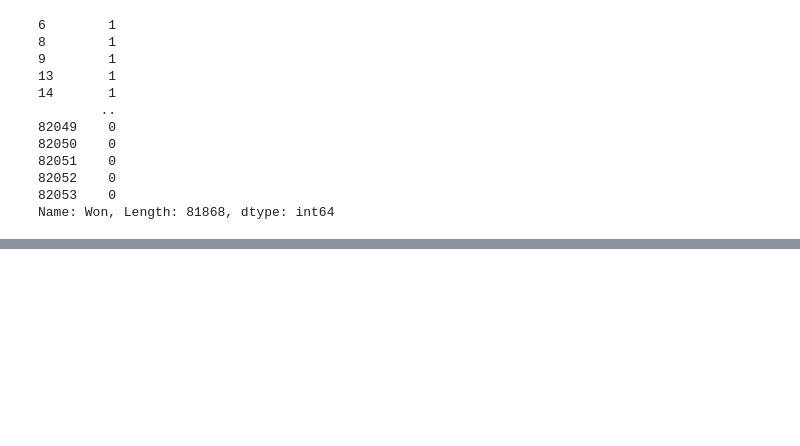
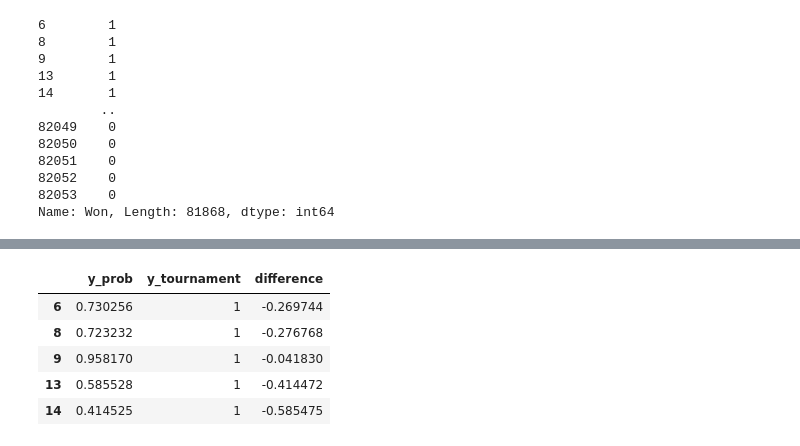
Before and after one commit to fantasy2fry/march-ml-madness-2025, a Jupyter notebook: src/mikematuszy/feature_engineering.ipynb, the cells around one changed output, grey strips where cells are left out. Cells and saved outputs as stored; diff of their text form; code cells hidden in the pictures; blank space fills up the shorter version.

```diff
--- a/src/mikematuszy/feature_engineering.ipynb
+++ b/src/mikematuszy/feature_engineering.ipynb
@@ -349,8 +349,8 @@ def join_pairings_with_team_stats(pairings_l, combined_st, join_on_day = True, s
 
         # Remove NaN values
 
-        pairings_combined_with_stats.dropna(inplace=True)
-        return pairings_combined_with_stats
+        # pairings_combined_with_stats.dropna(inplace=True)
+        # return pairings_combined_with_stats
     else:
         join_keys = ['Season', 'DayNum', 'TeamID']
         # print(combined_st.columns, combined_st.shape)
@@ -387,10 +387,11 @@ def join_pairings_with_team_stats(pairings_l, combined_st, join_on_day = True, s
             right_on=['Season', 'TeamID']
         )
 
-        # Remove NaN values
 
-        pairings_combined_with_stats.dropna(inplace=True)
-        return pairings_combined_with_stats
+
+
+    pairings_combined_with_stats.dropna(inplace=True)
+    return pairings_combined_with_stats
 # %% [markdown]
 USUN TU
 # %% [markdown]
@@ -635,0 +653,14 @@ Brier score: 8.884160451976025e-09
+# %%
+df_results = pd.DataFrame({
+    'y_prob': y_prob,
+    'y_tournament': y_tournament
+})
+df_results['difference'] = df_results['y_prob'] - df_results['y_tournament']
+df_results.head()
+# %% [output]
+|  | y_prob | y_tournament | difference |
+| 6 | 0.730256 | 1 | -0.269744 |
+| 8 | 0.723232 | 1 | -0.276768 |
+| 9 | 0.958170 | 1 | -0.041830 |
+| 13 | 0.585528 | 1 | -0.414472 |
+| 14 | 0.414525 | 1 | -0.585475 |
```
Also changed, not shown: parts of 9 cells of this notebook.
